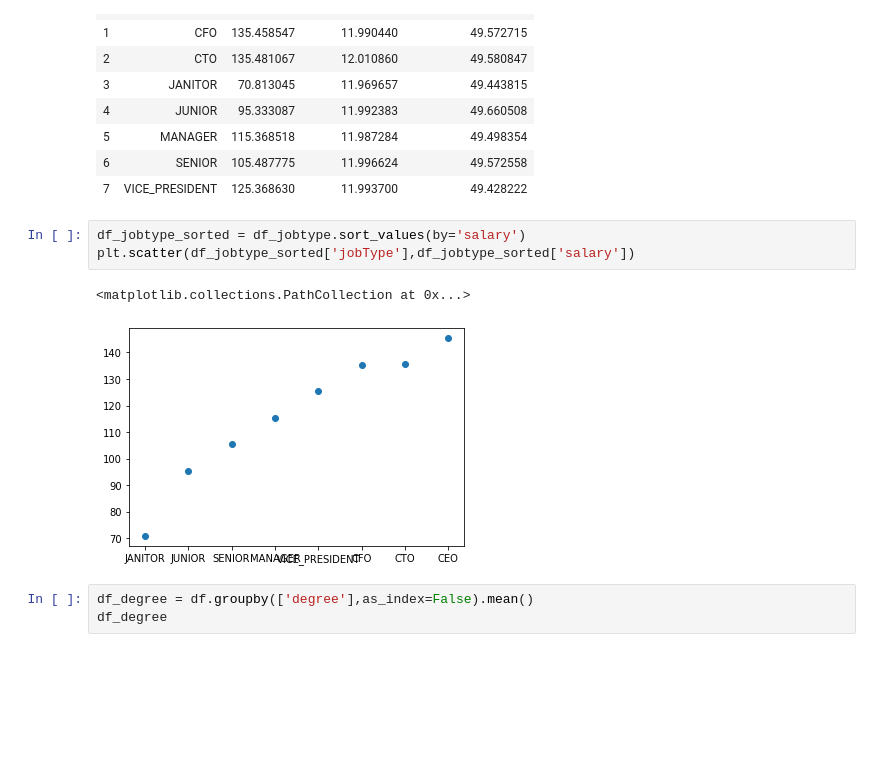
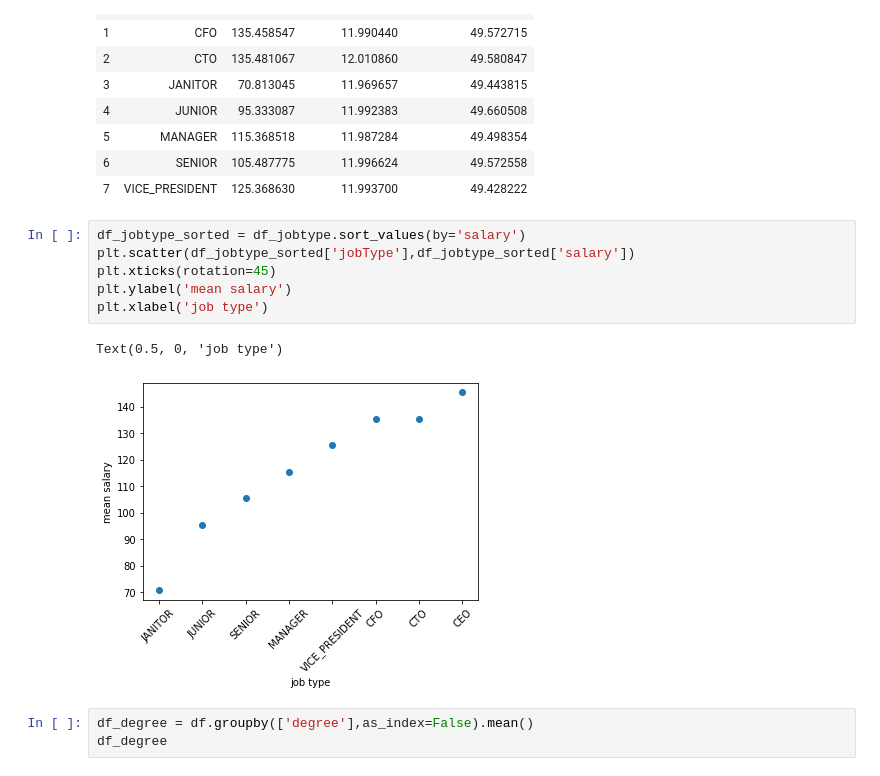
Before and after one commit to tomokr/SalaryPrediction, a Jupyter notebook: Salary_Prediction.ipynb, the cells around one changed output. Saved outputs shown, nothing was run; the diff lists cells and outputs as text; blank space fills up the shorter version.

```diff
--- a/Salary_Prediction.ipynb
+++ b/Salary_Prediction.ipynb
@@ -178,9 +186,12 @@ df_jobtype
 # %%
 df_jobtype_sorted = df_jobtype.sort_values(by='salary')
 plt.scatter(df_jobtype_sorted['jobType'],df_jobtype_sorted['salary'])
+plt.xticks(rotation=45)
+plt.ylabel('mean salary')
+plt.xlabel('job type')
 # %% [output]
-<matplotlib.collections.PathCollection at 0x...>
+Text(0.5, 0, 'job type')
-[figure, old version]
+[figure, new version]
 # %%
 df_degree = df.groupby(['degree'],as_index=False).mean()
 df_degree
```
Also changed, not shown: parts of 25 cells of this notebook.
